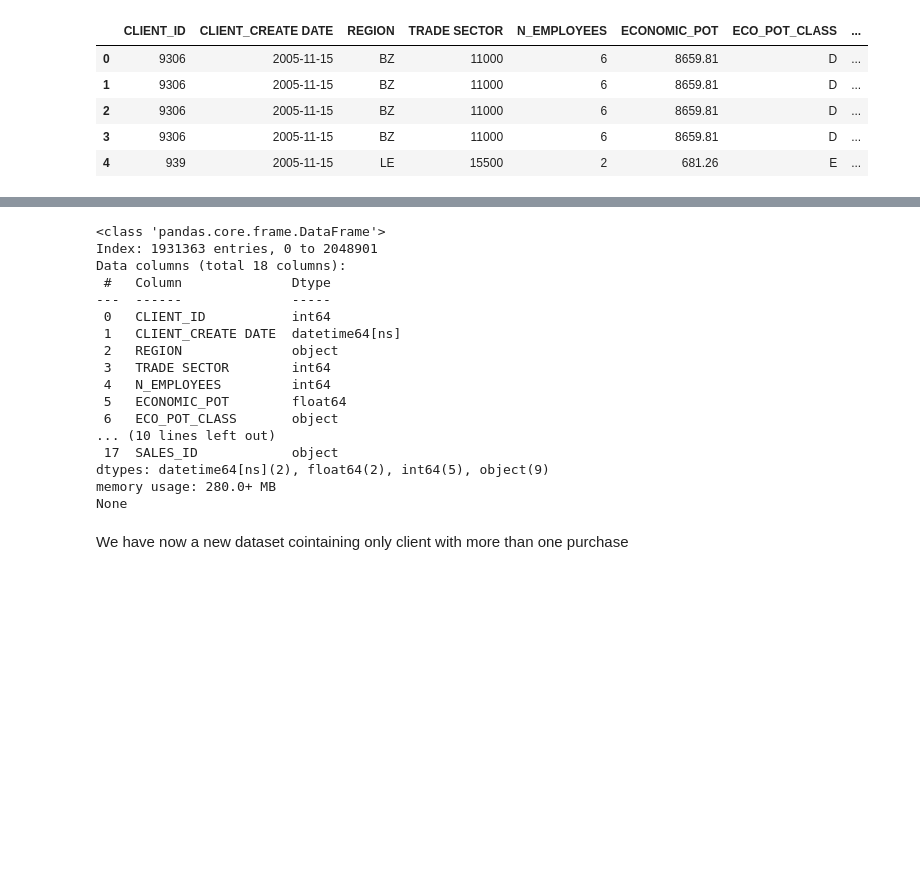
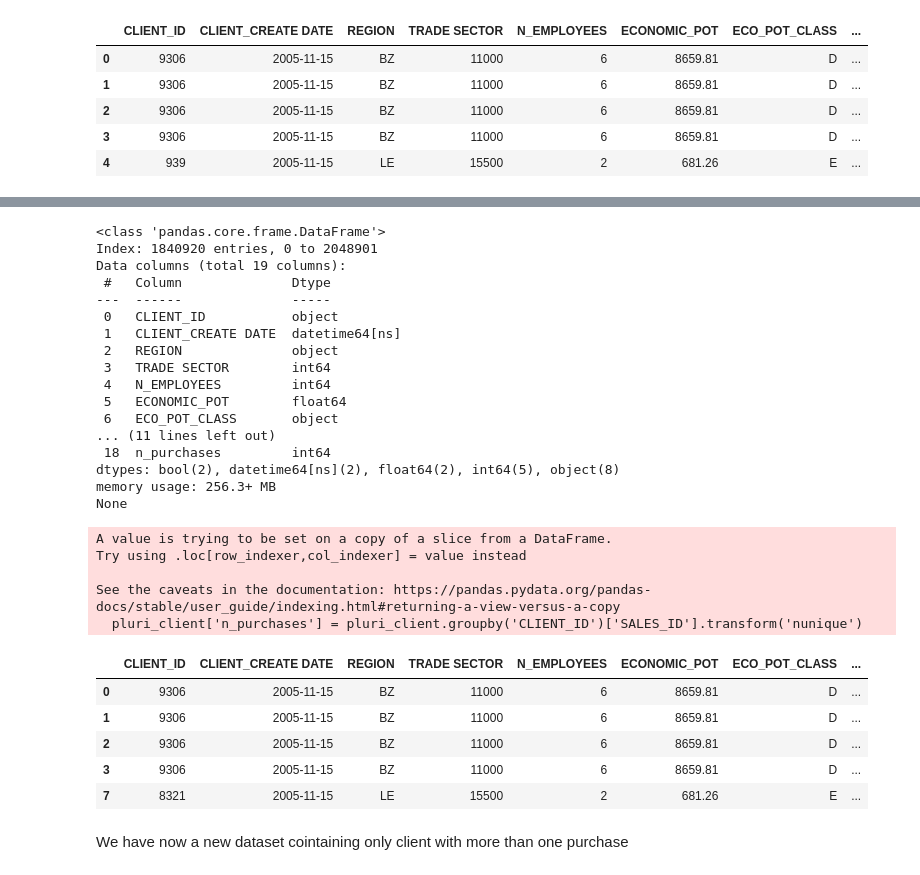
Before and after one commit to helenabdr/CRM-ReactivationML, a Jupyter notebook: Reactivation.ipynb, the cells around one changed output, grey strips where cells are left out. Cells and saved outputs as stored; diff of their text form; code cells hidden in the pictures; blank space fills up the shorter version.

```diff
--- a/Reactivation.ipynb
+++ b/Reactivation.ipynb
@@ -112,25 +140,41 @@ Name: SALES_ID, Length: 93257, dtype: int64
 # filtering the clients with more than one sale
 client_sales_count.drop(client_sales_count[client_sales_count < 2].index, inplace=True)
 
-pluri_client = df[df['CLIENT_ID'].isin(client_sales_count.index)]
+pluri_client = no_canceled[no_canceled['CLIENT_ID'].isin(client_sales_count.index)]
+pluri_client['n_purchases'] = pluri_client.groupby('CLIENT_ID')['SALES_ID'].transform('nunique')
+
 print(pluri_client.info())
 # %% [output]
 <class 'pandas.core.frame.DataFrame'>
-Index: 1931363 entries, 0 to 2048901
-Data columns (total 18 columns):
+Index: 1840920 entries, 0 to 2048901
+Data columns (total 19 columns):
  #   Column              Dtype
 ---  ------              -----
- 0   CLIENT_ID           int64
+ 0   CLIENT_ID           object
  1   CLIENT_CREATE DATE  datetime64[ns]
  2   REGION              object
  3   TRADE SECTOR        int64
  4   N_EMPLOYEES         int64
  5   ECONOMIC_POT        float64
  6   ECO_POT_CLASS       object
-... (10 lines left out)
- 17  SALES_ID            object
-dtypes: datetime64[ns](2), float64(2), int64(5), object(9)
-memory usage: 280.0+ MB
+... (11 lines left out)
+ 18  n_purchases         int64
+dtypes: bool(2), datetime64[ns](2), float64(2), int64(5), object(8)
+memory usage: 256.3+ MB
 None
+A value is trying to be set on a copy of a slice from a DataFrame.
+Try using .loc[row_indexer,col_indexer] = value instead
+
+See the caveats in the documentation: https://pandas.pydata.org/pandas-docs/stable/user_guide/indexing.html#returning-a-view-versus-a-copy
+  pluri_client['n_purchases'] = pluri_client.groupby('CLIENT_ID')['SALES_ID'].transform('nunique')
+# %%
+pluri_client.head()
+# %% [output]
+|  | CLIENT_ID | CLIENT_CREATE DATE | REGION | TRADE SECTOR | N_EMPLOYEES | ECONOMIC_POT | ECO_POT_CLASS | ... |
+| 0 | 9306 | 2005-11-15 | BZ | 11000 | 6 | 8659.81 | D | ... |
+| 1 | 9306 | 2005-11-15 | BZ | 11000 | 6 | 8659.81 | D | ... |
+| 2 | 9306 | 2005-11-15 | BZ | 11000 | 6 | 8659.81 | D | ... |
+| 3 | 9306 | 2005-11-15 | BZ | 11000 | 6 | 8659.81 | D | ... |
+| 7 | 8321 | 2005-11-15 | LE | 15500 | 2 | 681.26 | E | ... |
 # %% [markdown]
 We have now a new dataset cointaining only client with more than one purchase
```
Also changed, not shown: parts of 7 cells of this notebook, 1 other file.
